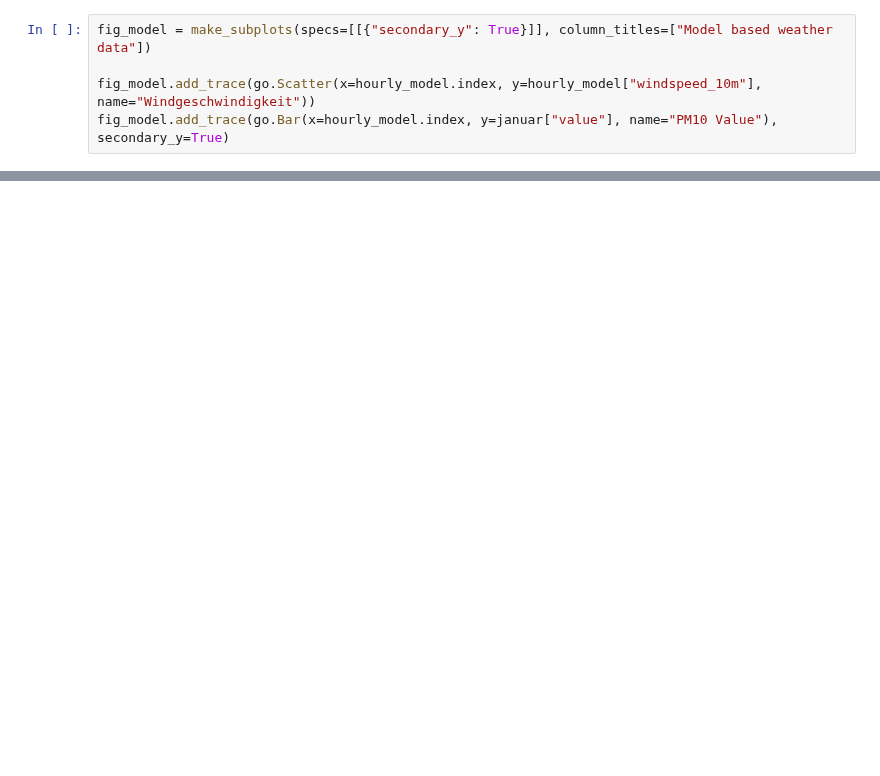
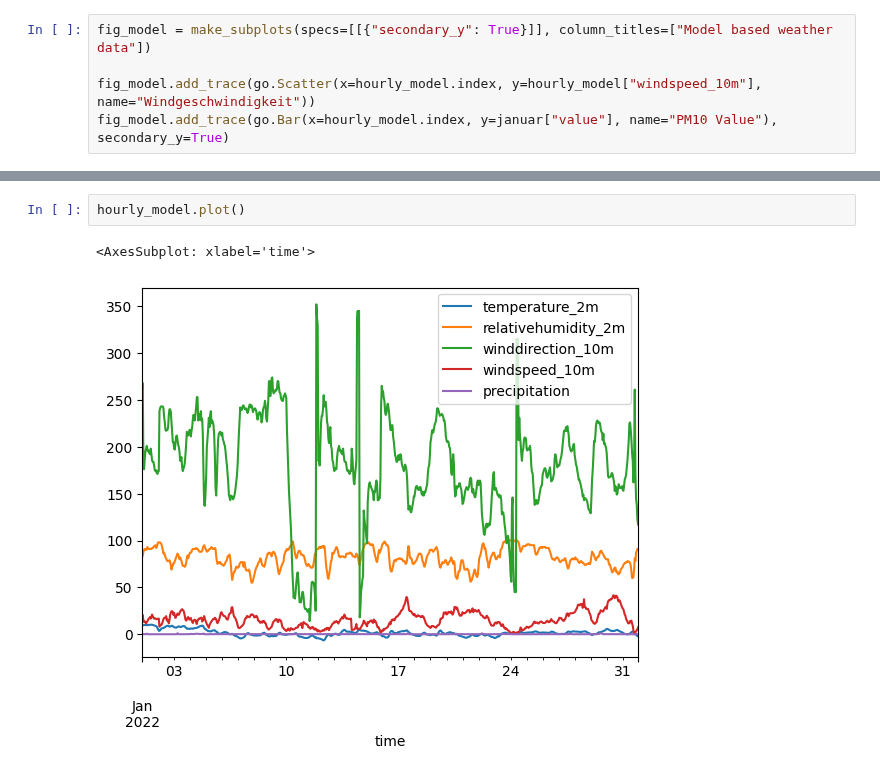
Before and after one commit to TheisNiklas/particulate-matter-prediction, a Jupyter notebook: src/weatherdata/weather_data_lineplots.ipynb, the cells around one changed output, grey strips where cells are left out. Saved outputs shown, nothing was run; the diff lists cells and outputs as text; blank space fills up the shorter version.

```diff
--- a/src/weatherdata/weather_data_lineplots.ipynb
+++ b/src/weatherdata/weather_data_lineplots.ipynb
@@ -123,0 +155,5 @@ fig_model.add_trace(go.Scatter(x=hourly_model.index, y=januar["value"], name="PM
+# %%
+hourly_model.plot()
+# %% [output]
+<AxesSubplot: xlabel='time'>
+[figure, added]
```
Also changed, not shown: parts of 10 cells of this notebook, 1 other file.
